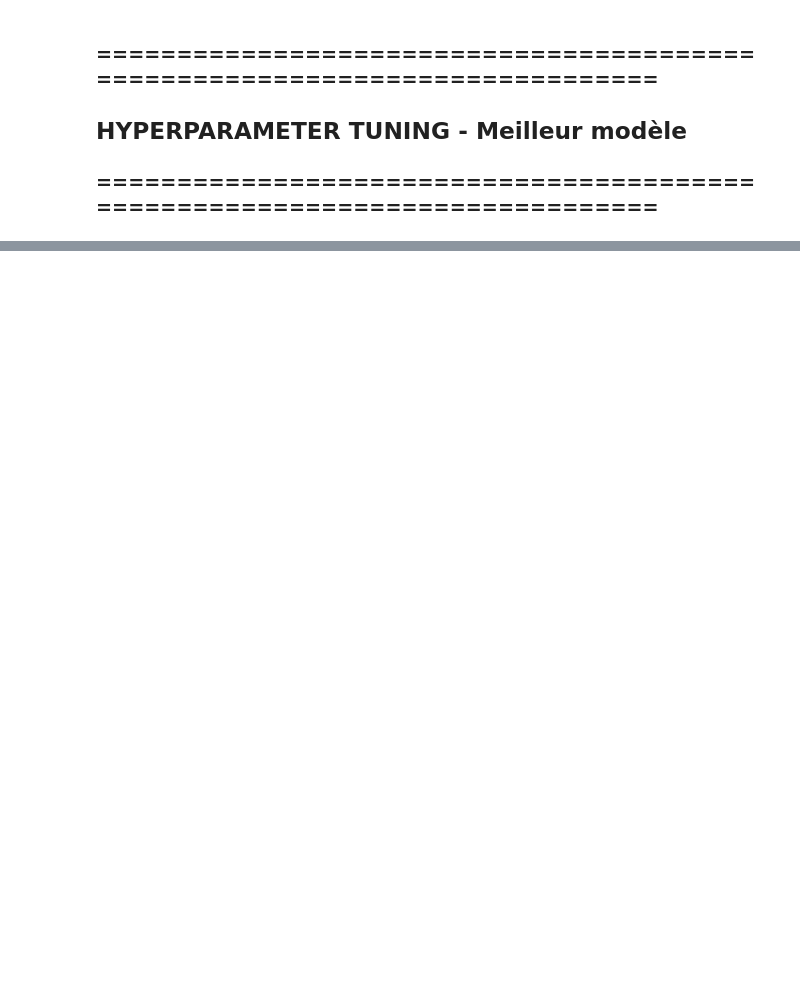
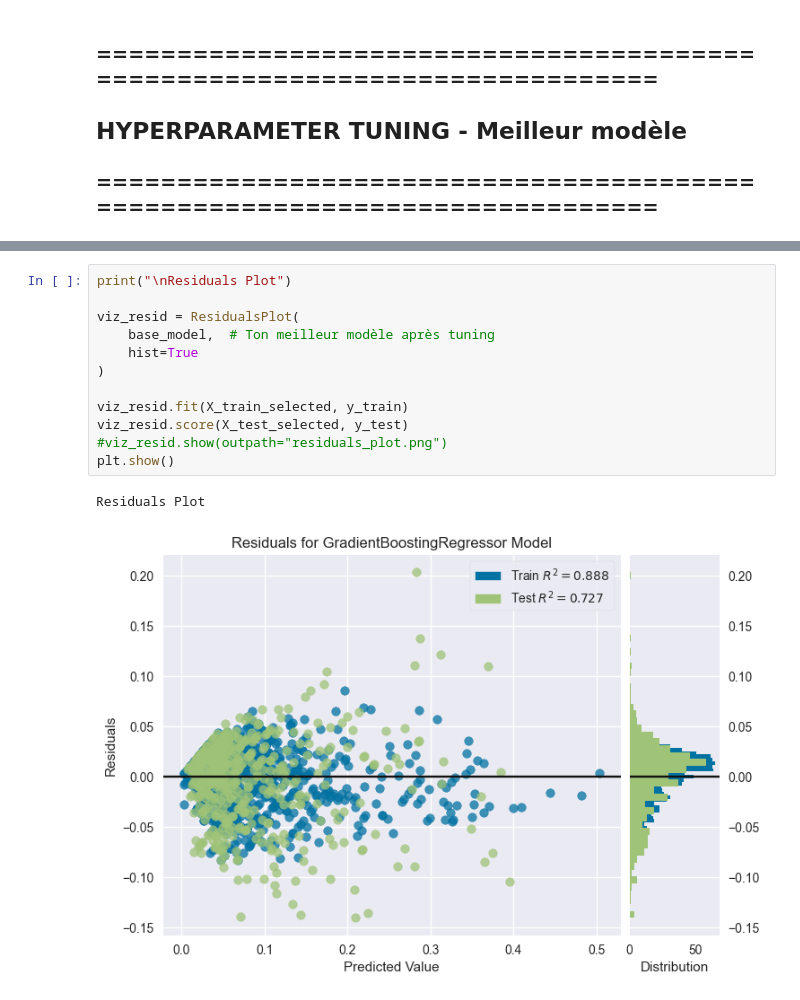
Before and after one commit to mat-bau/ml-project, a Jupyter notebook: notebooks/03_nonlinear_model.ipynb, the cells around one changed output, grey strips where cells are left out. Cells and saved outputs as stored; diff of their text form; blank space fills up the shorter version.

```diff
--- a/notebooks/03_nonlinear_model.ipynb
+++ b/notebooks/03_nonlinear_model.ipynb
@@ -359,0 +451,15 @@ Test MAE:   0.0316
+# %%
+print("\nResiduals Plot")
+
+viz_resid = ResidualsPlot(
+    base_model,  # Ton meilleur modèle après tuning
+    hist=True
+)
+
+viz_resid.fit(X_train_selected, y_train)
+viz_resid.score(X_test_selected, y_test)
+#viz_resid.show(outpath="residuals_plot.png")
+plt.show()
+# %% [output]
+Residuals Plot
+[figure, added]
```
Also changed, not shown: parts of 8 cells of this notebook, 5 other files.
